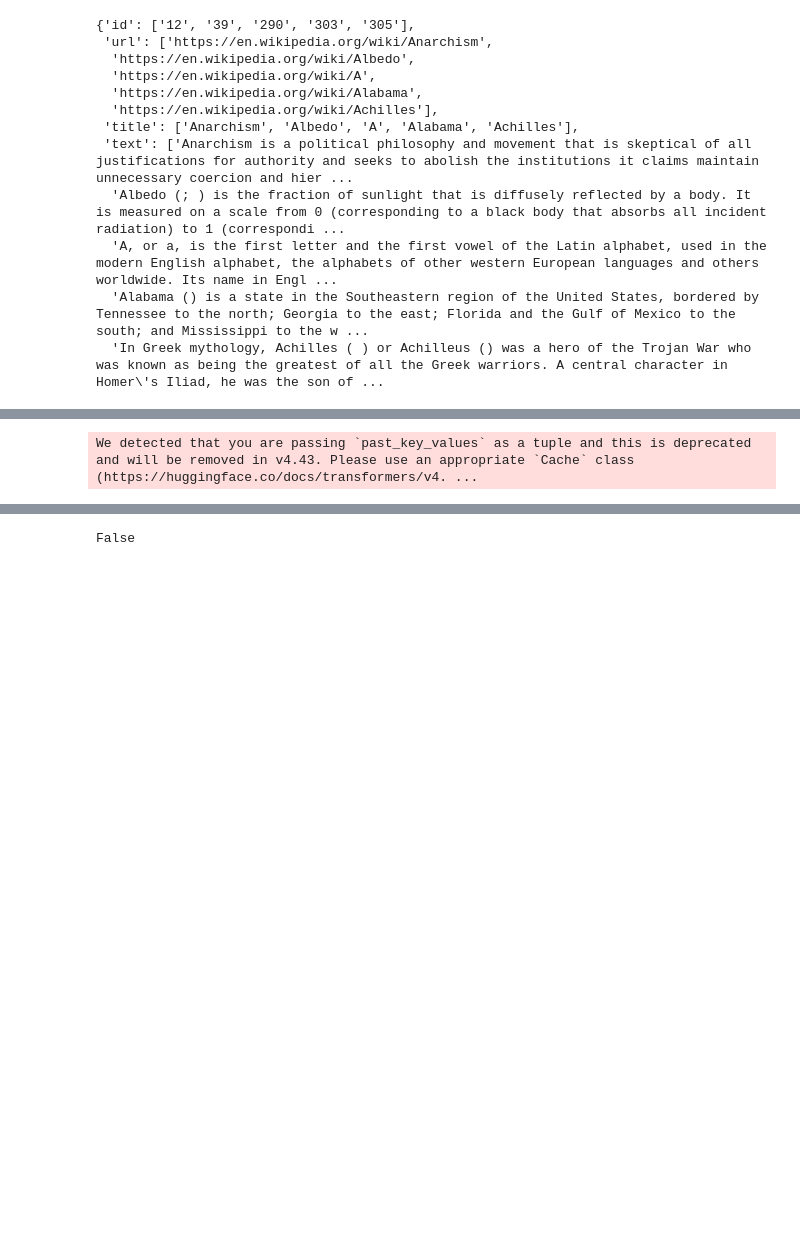
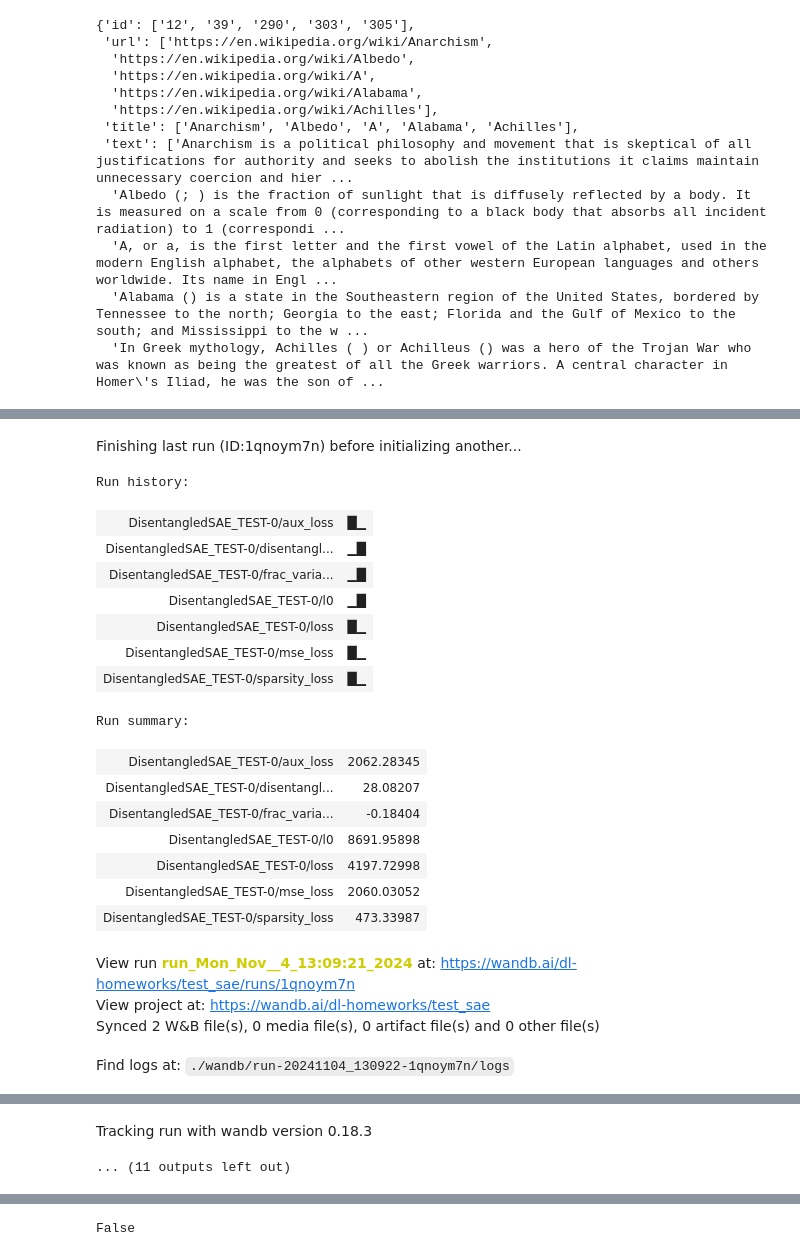
Before and after one commit to arnab-api/test_sae, a Jupyter notebook: notebooks/train_sae.ipynb, the cells around one changed output, grey strips where cells are left out. Drawn from its saved outputs; the diff is of its cells as text; code cells hidden in the pictures; blank space fills up the shorter version.

Commit message:
added disentanglement loss

```diff
--- a/notebooks/train_sae.ipynb
+++ b/notebooks/train_sae.ipynb
@@ -274,17 +194,17 @@ ae = trainSAE(
         'warmup_steps' : 3,
         'resample_steps' : None,
         'seed' : None,
-        'wandb_name' : 'GatedSAETrainer',
+        'wandb_name' : 'DisentangledSAE_TEST',
         'lm_name': mt.name,
         'layer': submodule,
         'submodule_name': "residual",
     }],
-    save_dir="trained_saes",
+    save_dir="trained_saes_disentangled",
     save_steps=10,
 
-    # use_wandb=True,
-    # wandb_entity="dl-homeworks",
-    # wandb_project="test_sae",
-    # log_steps=5
+    use_wandb=True,
+    wandb_entity="dl-homeworks",
+    wandb_project="test_sae",
+    log_steps=5
 )
 # %% [output]
@@ -293 +212,21 @@ ae = trainSAE(
+Finishing last run (ID:1qnoym7n) before initializing another...
-We detected that you are passing `past_key_values` as a tuple and this is deprecated and will be removed in v4.43. Please use an appropriate `Cache` class (https://huggingface.co/docs/transformers/v4. ...
+Run history:
+| DisentangledSAE_TEST-0/aux_loss | █▁ |
+| DisentangledSAE_TEST-0/disentangl... | ▁█ |
+| DisentangledSAE_TEST-0/frac_varia... | ▁█ |
+| DisentangledSAE_TEST-0/l0 | ▁█ |
+| DisentangledSAE_TEST-0/loss | █▁ |
+| DisentangledSAE_TEST-0/mse_loss | █▁ |
+| DisentangledSAE_TEST-0/sparsity_loss | █▁ |
+Run summary:
+| DisentangledSAE_TEST-0/aux_loss | 2062.28345 |
+| DisentangledSAE_TEST-0/disentangl... | 28.08207 |
+| DisentangledSAE_TEST-0/frac_varia... | -0.18404 |
+| DisentangledSAE_TEST-0/l0 | 8691.95898 |
+| DisentangledSAE_TEST-0/loss | 4197.72998 |
+| DisentangledSAE_TEST-0/mse_loss | 2060.03052 |
+| DisentangledSAE_TEST-0/sparsity_loss | 473.33987 |
+View run run_Mon_Nov__4_13:09:21_2024 at: https://wandb.ai/dl-homeworks/test_sae/runs/1qnoym7n
+View project at: https://wandb.ai/dl-homeworks/test_sae
+Synced 2 W&B file(s), 0 media file(s), 0 artifact file(s) and 0 other file(s)
+Find logs at: ./wandb/run-20241104_130922-1qnoym7n/logs
@@ -294,3 +237,5 @@ We detected that you are passing `past_key_values` as a tuple and this is deprec
+Tracking run with wandb version 0.18.3
+... (11 outputs left out)
 # %%
 from dictionary_learning.dictionary import AutoEncoder, GatedAutoEncoder
 from dictionary_learning.trainers.top_k import AutoEncoderTopK
```
Also changed, not shown: parts of 28 cells of this notebook, 2 other files.
